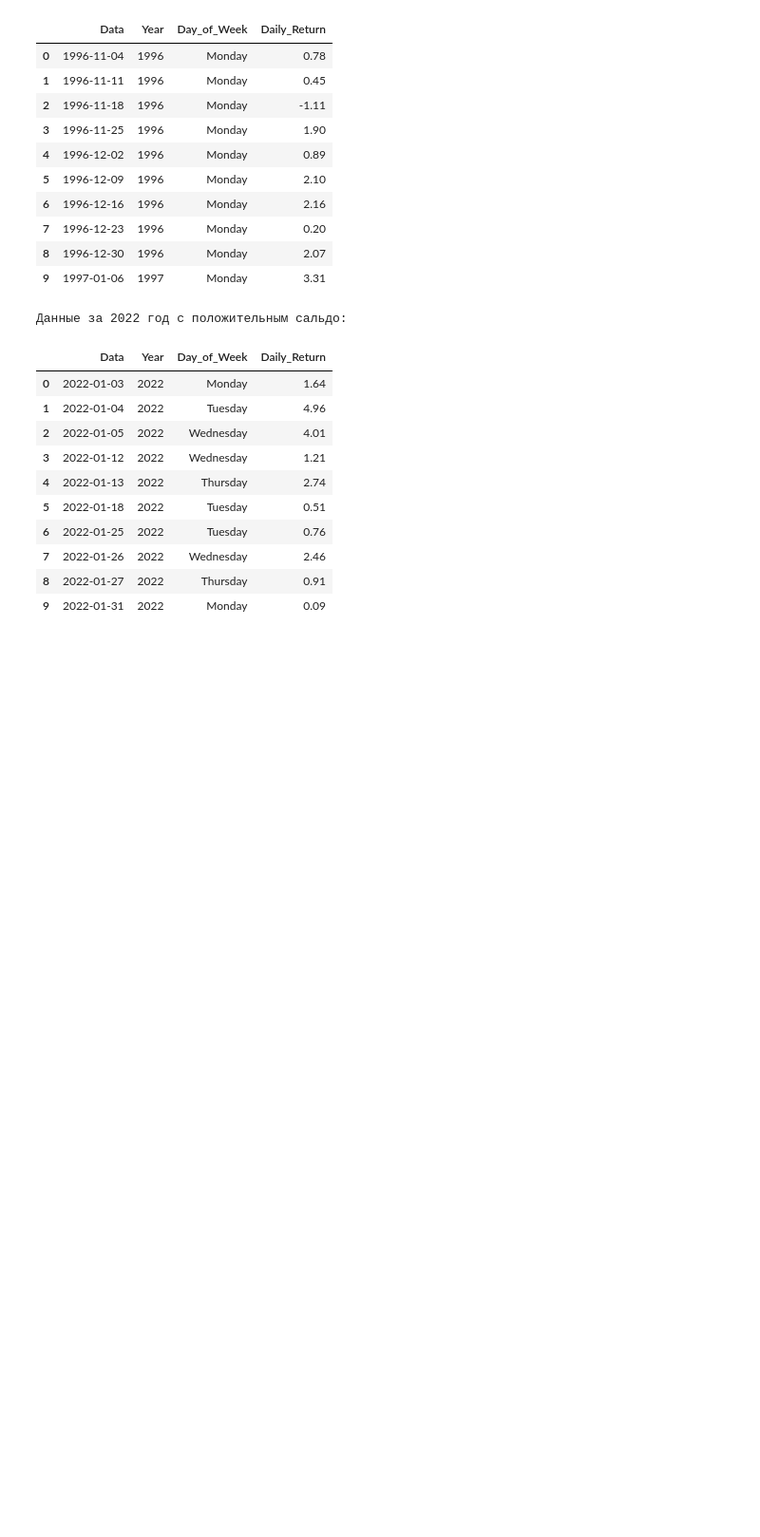
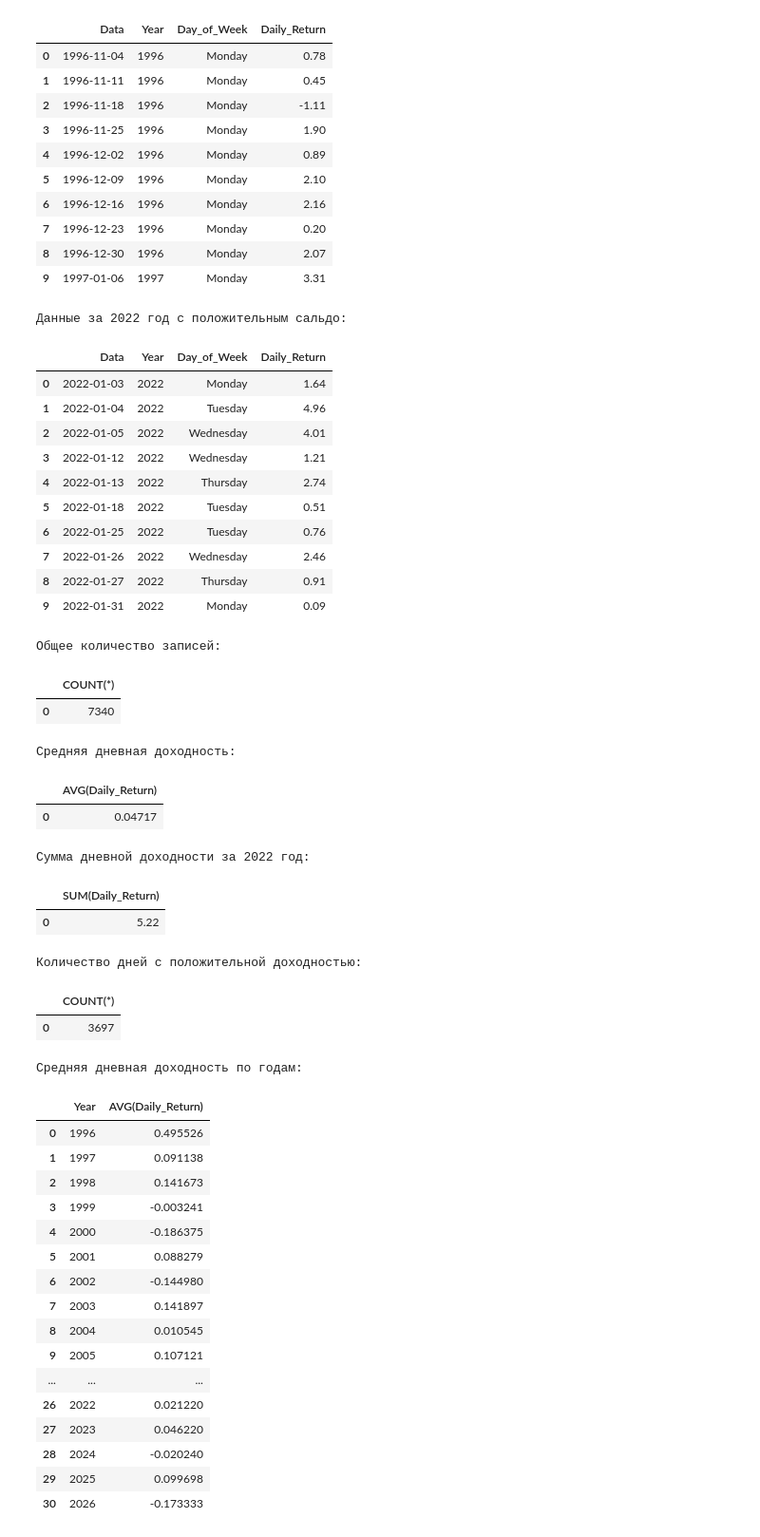
Before and after one commit to dezurnyjkipia4/DataScince, a Jupyter notebook: HW3/HW3.ipynb, the cells around one changed output. Shown at 95% size. Drawn from its saved outputs; the diff is of its cells as text; code cells hidden in the pictures; blank space fills up the shorter version.

```diff
--- a/HW3/HW3.ipynb
+++ b/HW3/HW3.ipynb
@@ -144,3 +144,65 @@ conn.close()
 | 7 | 2022-01-26 | 2022 | Wednesday | 2.46 |
 | 8 | 2022-01-27 | 2022 | Thursday | 0.91 |
 | 9 | 2022-01-31 | 2022 | Monday | 0.09 |
+# %%
+#Напишите SQL-запросы, использующие агрегатные функции (SUM, AVG, COUNT)
+#для выполнения расчетов по данным таблицы.
+import sqlite3
+import pandas as pd
+
+# Подключение к базе данных SQLite
+conn = sqlite3.connect('example.db')
+
+print("Общее количество записей:")
+df_count = pd.read_sql_query("SELECT COUNT(*) FROM statistic", conn)
+display(df_count)
+
+print("\nСредняя дневная доходность:")
+df_avg_daily_return = pd.read_sql_query("SELECT AVG(Daily_Return) FROM statistic", conn)
+display(df_avg_daily_return)
+
+print("\nСумма дневной доходности за 2022 год:")
+df_sum_2022 = pd.read_sql_query("SELECT SUM(Daily_Return) FROM statistic WHERE Year = 2022", conn)
+display(df_sum_2022)
+
+print("\nКоличество дней с положительной доходностью:")
+df_positive_days = pd.read_sql_query("SELECT COUNT(*) FROM statistic WHERE Daily_Return > 0", conn)
+display(df_positive_days)
+
+print("\nСредняя дневная доходность по годам:")
+df_avg_by_year = pd.read_sql_query("SELECT Year, AVG(Daily_Return) FROM statistic GROUP BY Year ORDER BY Year", conn)
+display(df_avg_by_year)
+
+# Закрытие соединения
+conn.close()
+# %% [output]
+Общее количество записей:
+|  | COUNT(*) |
+| 0 | 7340 |
+Средняя дневная доходность:
+|  | AVG(Daily_Return) |
+| 0 | 0.04717 |
+Сумма дневной доходности за 2022 год:
+|  | SUM(Daily_Return) |
+| 0 | 5.22 |
+Количество дней с положительной доходностью:
+|  | COUNT(*) |
+| 0 | 3697 |
+Средняя дневная доходность по годам:
+|  | Year | AVG(Daily_Return) |
+| 0 | 1996 | 0.495526 |
+| 1 | 1997 | 0.091138 |
+| 2 | 1998 | 0.141673 |
+| 3 | 1999 | -0.003241 |
+| 4 | 2000 | -0.186375 |
+| 5 | 2001 | 0.088279 |
+| 6 | 2002 | -0.144980 |
+| 7 | 2003 | 0.141897 |
+| 8 | 2004 | 0.010545 |
+| 9 | 2005 | 0.107121 |
+| ... | ... | ... |
+| 26 | 2022 | 0.021220 |
+| 27 | 2023 | 0.046220 |
+| 28 | 2024 | -0.020240 |
+| 29 | 2025 | 0.099698 |
+| 30 | 2026 | -0.173333 |
```
